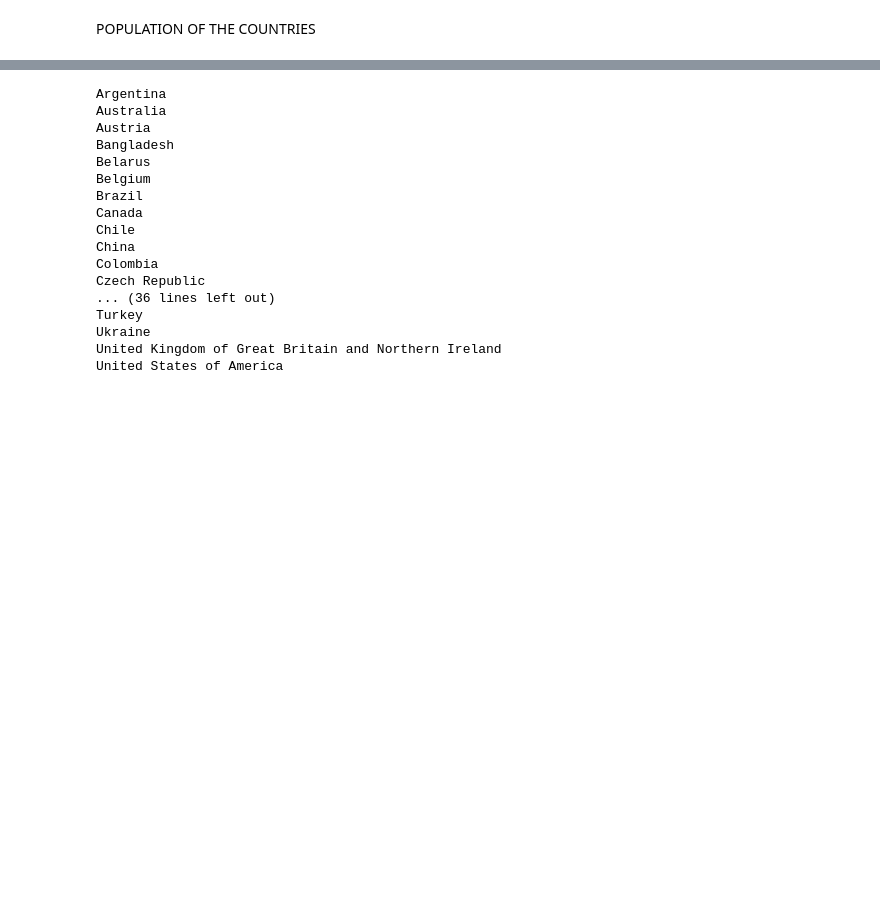
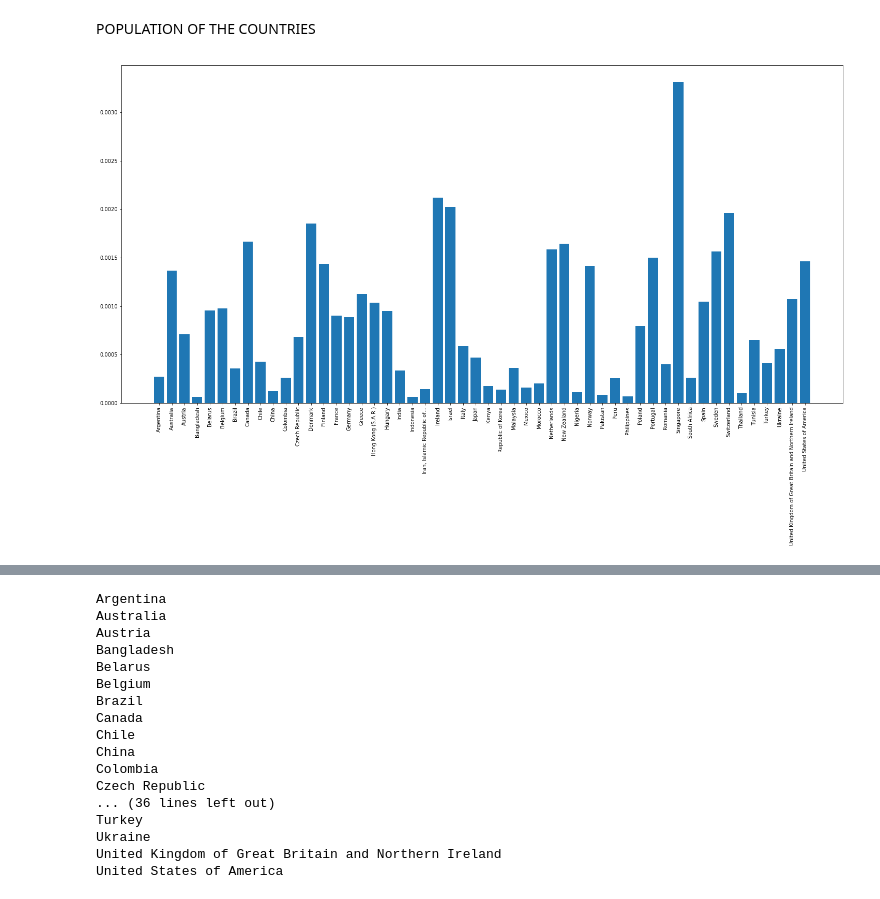
Before and after one commit to mariohenao/MarioHenao_Final, a Jupyter notebook: final.ipynb, the cells around one changed output, grey strips where cells are left out. Cells and saved outputs as stored; diff of their text form; code cells hidden in the pictures; blank space fills up the shorter version.

```diff
--- a/final.ipynb
+++ b/final.ipynb
@@ -21,3 +21,23 @@ pop_data['Country Name'] = pop_data['Country Name'].replace('Iran, Islamic Rep.'
 pop_data['Country Name'] = pop_data['Country Name'].replace("Korea, Dem. People's Rep.", 'Republic of Korea')
 pop_data['Country Name'] = pop_data['Country Name'].replace("Korea, Rep.", 'South Korea')
 pop_data['Country Name'] = pop_data['Country Name'].replace("Hong Kong SAR, China", "Hong Kong (S.A.R.)")
+# %%
+participation = Counter(data1['Q3'])
+
+pop_data['new_index'] = range(len(pop_data)) #orders the list
+pop_data = pop_data.set_index('new_index')
+populations = {}
+for l in range(len(pop_data['Country Name'])):
+    populations[pop_data['Country Name'][l]] = pop_data['Value'][l]
+
+porc_data = {}
+for i in pop_data['Country Name']:
+    if i in Counter(data1['Q3']):
+        porc_data[i] = (participation[i]/populations[i])*100
+# %%
+plt.figure(figsize=(25,12))
+plt.bar(porc_data.keys(),porc_data.values())
+plt.xticks(rotation=90)
+plt.show()
+# %% [output]
+[figure, added]
```
Also changed, not shown: parts of 3 cells of this notebook.
